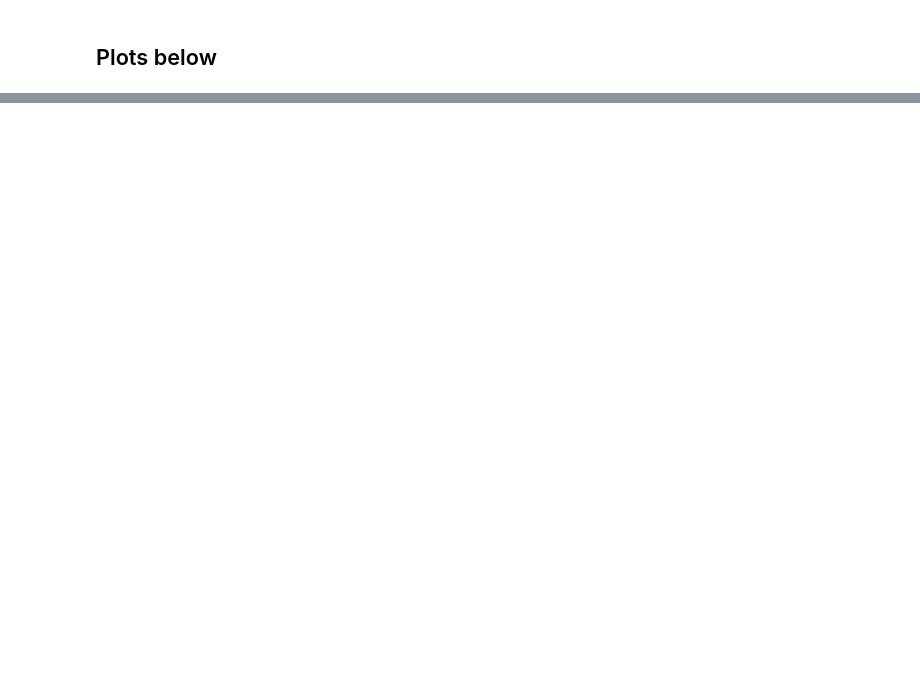
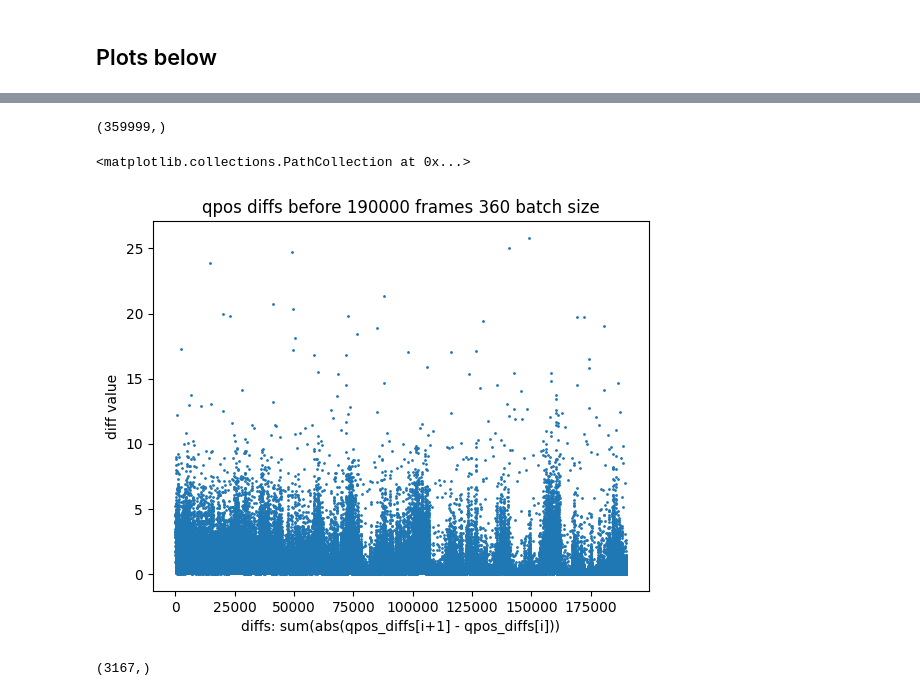
Before and after one commit to talmolab/stac-mjx, a Jupyter notebook: stac-mjx/graph_error.ipynb, the cells around one changed output, grey strips where cells are left out. Drawn from its saved outputs; the diff is of its cells as text; code cells hidden in the pictures; blank space fills up the shorter version.

```diff
--- a/stac-mjx/graph_error.ipynb
+++ b/stac-mjx/graph_error.ipynb
@@ -150,0 +161,30 @@ plt.hist(errors[:cutoff], bins=100, range=(0,0.075), log=True)
+# %%
+# Plot a histogram where the values are hte change in qpos from previous to current frame
+# Load data
+with open(data_path, "rb") as file:
+    d = pickle.load(file)
+    qposes = np.array(d["qpos"])
+
+qpos_diff = np.diff(qposes, axis=0)
+# %%
+qpos_diff_summed = np.abs(qpos_diff).sum(axis=1)
+qpos_diff_summed.shape
+# %% [output]
+(359999,)
+# %%
+plt.title(f"qpos diffs before {cutoff} frames {360} batch size")
+plt.xlabel("diffs: sum(abs(qpos_diffs[i+1] - qpos_diffs[i]))")
+plt.ylabel("diff value")
+plt.scatter(np.arange(cutoff), qpos_diff_summed[:cutoff], s=1)
+# %% [output]
+<matplotlib.collections.PathCollection at 0x...>
+[figure, added]
+# %%
+# Split qpos_diff_summed into two arrays: one has 10 values for every multiple of 360,
+# and the other one has the rest of the values
+# This is to see if the diffs statistics are different between the two
+mask = np.array([(i+1)%360 <= 5 for i in range(cutoff)])
+qpos_diff_summed_360 = qpos_diff_summed[:cutoff][mask]
+qpos_diff_summed_360.shape
+# %% [output]
+(3167,)
```
Also changed, not shown: parts of 14 cells of this notebook.
